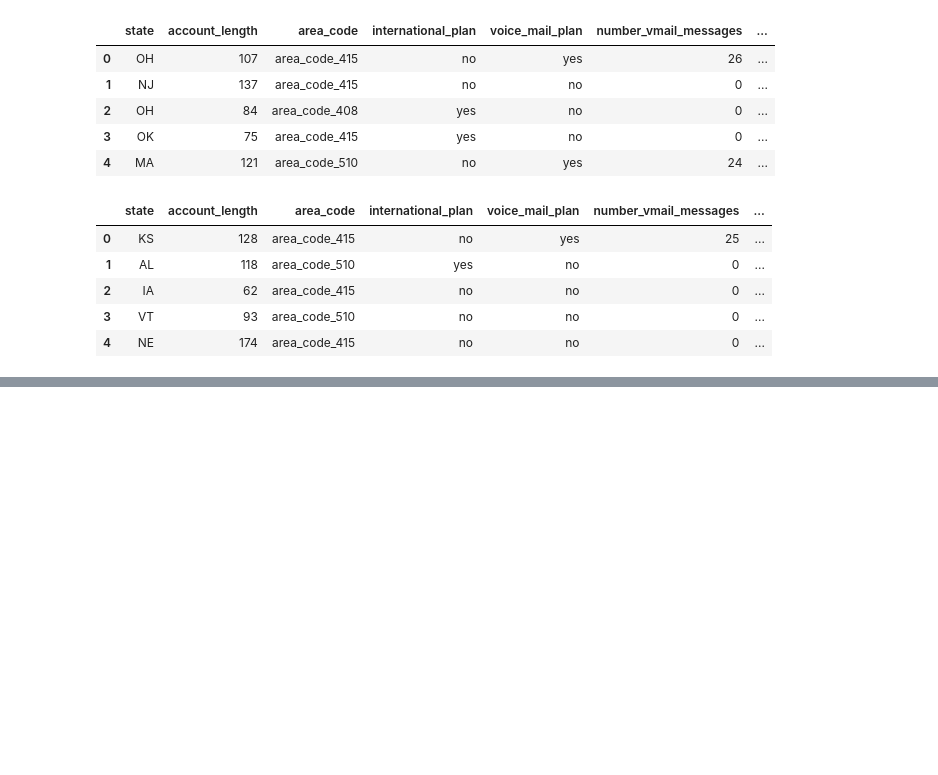
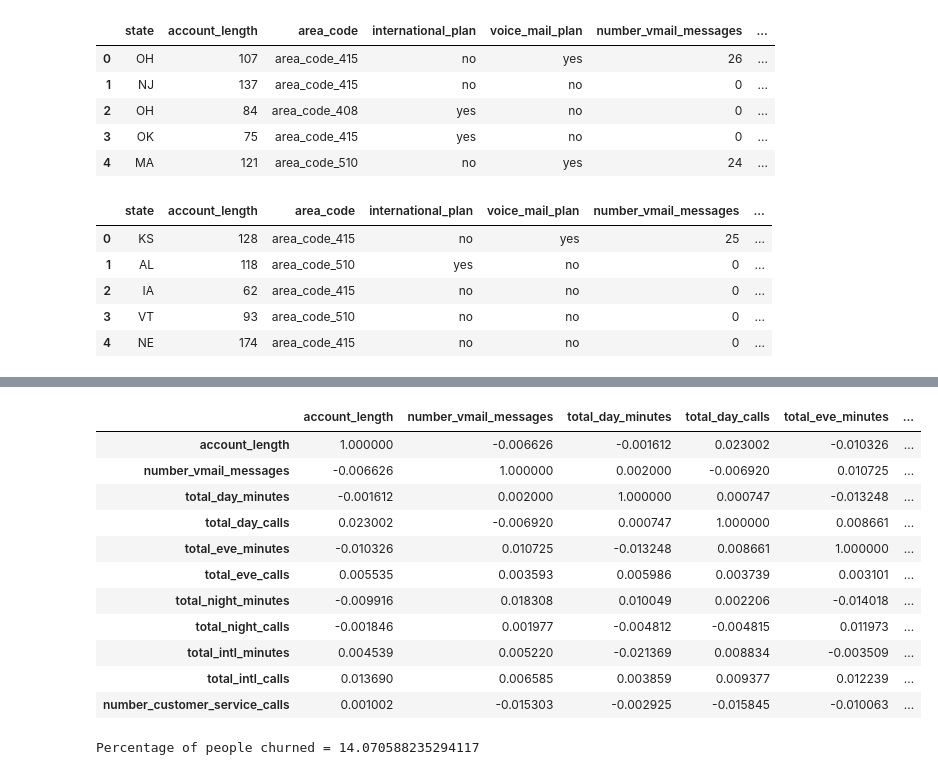
Before and after one commit to rajathhalgi/Customer-churn-prediction-Kaggle-2020, a Jupyter notebook: Customer churn.ipynb, the cells around one changed output, grey strips where cells are left out. Drawn from its saved outputs; the diff is of its cells as text; code cells hidden in the pictures; blank space fills up the shorter version.

```diff
--- a/Customer churn.ipynb
+++ b/Customer churn.ipynb
@@ -205,0 +210,24 @@ array([[<matplotlib.axes._subplots.AxesSubplot object at 0x...>,
+# %%
+train.corr()
+# %% [output]
+|  | account_length | number_vmail_messages | total_day_minutes | total_day_calls | total_eve_minutes | ... |
+| account_length | 1.000000 | -0.006626 | -0.001612 | 0.023002 | -0.010326 | ... |
+| number_vmail_messages | -0.006626 | 1.000000 | 0.002000 | -0.006920 | 0.010725 | ... |
+| total_day_minutes | -0.001612 | 0.002000 | 1.000000 | 0.000747 | -0.013248 | ... |
+| total_day_calls | 0.023002 | -0.006920 | 0.000747 | 1.000000 | 0.008661 | ... |
+| total_eve_minutes | -0.010326 | 0.010725 | -0.013248 | 0.008661 | 1.000000 | ... |
+| total_eve_calls | 0.005535 | 0.003593 | 0.005986 | 0.003739 | 0.003101 | ... |
+| total_night_minutes | -0.009916 | 0.018308 | 0.010049 | 0.002206 | -0.014018 | ... |
+| total_night_calls | -0.001846 | 0.001977 | -0.004812 | -0.004815 | 0.011973 | ... |
+| total_intl_minutes | 0.004539 | 0.005220 | -0.021369 | 0.008834 | -0.003509 | ... |
+| total_intl_calls | 0.013690 | 0.006585 | 0.003859 | 0.009377 | 0.012239 | ... |
+| number_customer_service_calls | 0.001002 | -0.015303 | -0.002925 | -0.015845 | -0.010063 | ... |
+# %%
+#lets check how many percentage of people have churned.
+
+is_churn = train['churn']=='yes'
+y_true = train.churn[is_churn]
+
+print("Percentage of people churned = " +str((y_true.shape[0]/train["churn"].shape[0]) * 100))
+# %% [output]
+Percentage of people churned = 14.070588235294117
```
Also changed, not shown: parts of 12 cells of this notebook.
